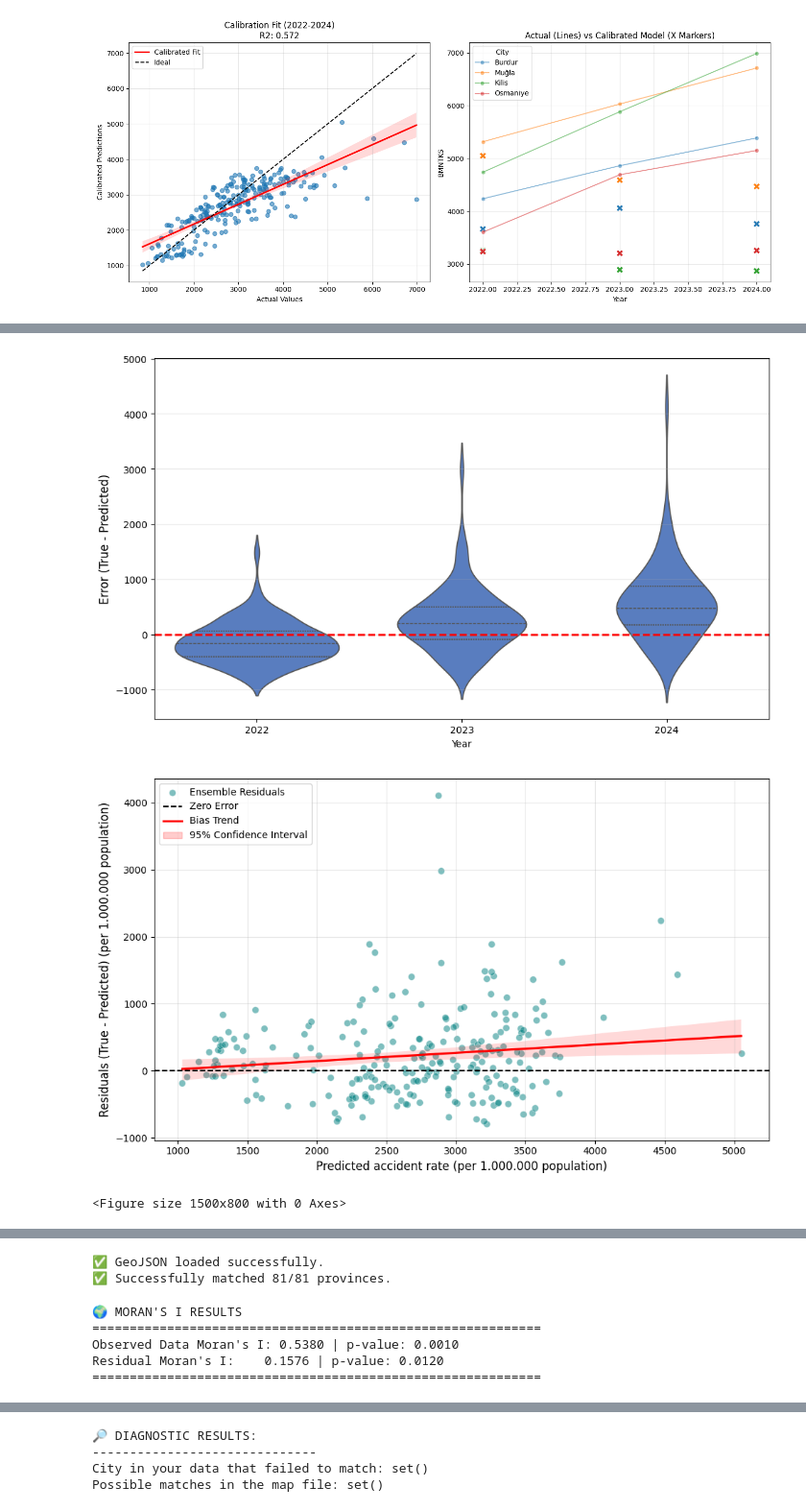
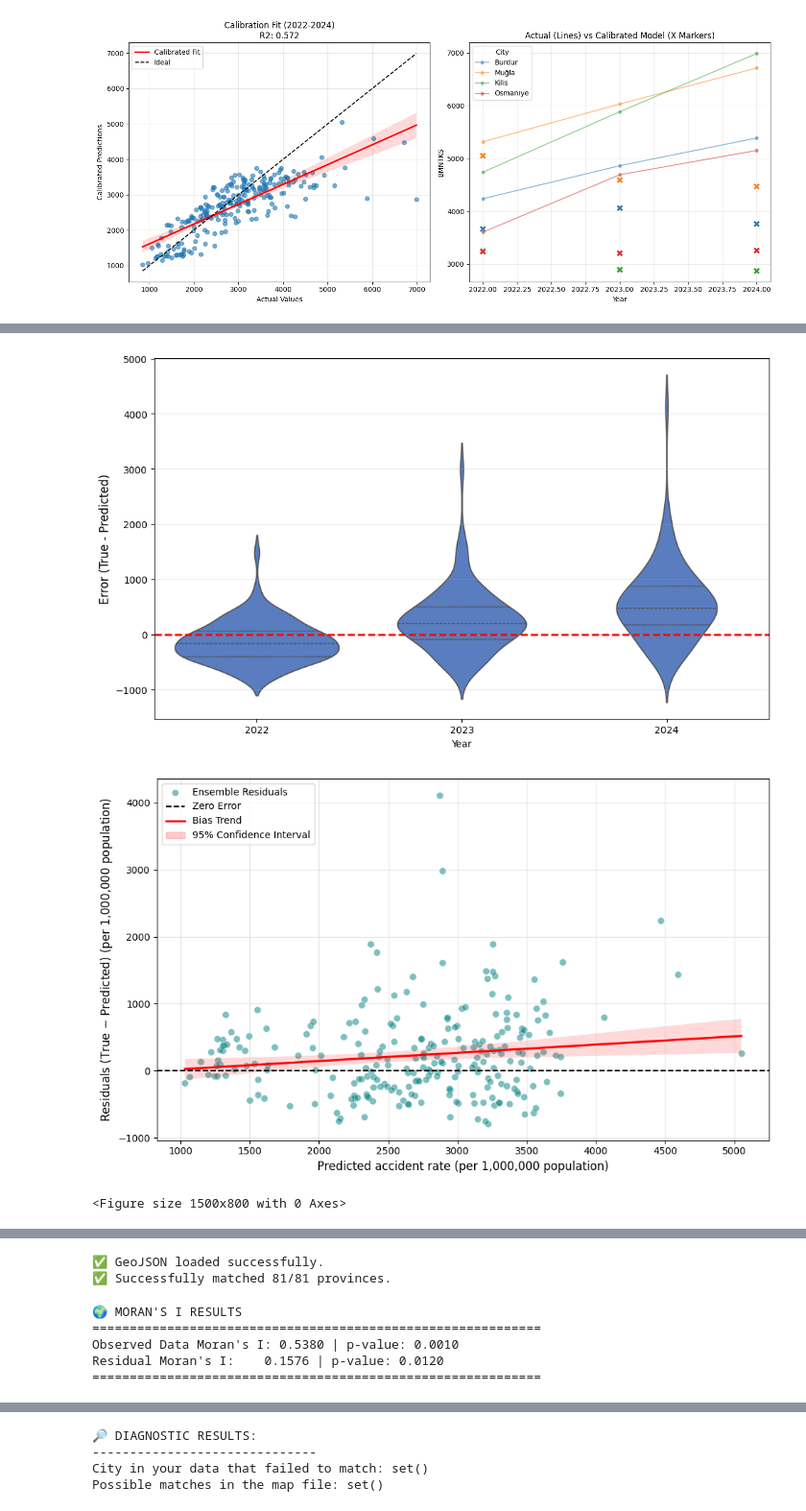
Before and after one commit to ekinhaneriskin/turkiye-traffic-safety-geodemography, a Jupyter notebook: Accident_Model_with_Demographic_Data.ipynb, the cells around one changed output, grey strips where cells are left out. Shown at 96% size. Drawn from its saved outputs; the diff is of its cells as text; code cells hidden in the pictures.

```diff
--- a/Accident_Model_with_Demographic_Data.ipynb
+++ b/Accident_Model_with_Demographic_Data.ipynb
@@ -637,11 +640,12 @@ for name, preds in model_dict.items():
 
 plt.axvline(0, color='black', linestyle='--', alpha=0.5)
 plt.title("", fontsize=14) # A. ECDF of Signed Errors (Comparison)
-plt.xlabel("Error (True - Predicted)", fontsize=12)
+plt.xlabel(r"Error (True $-$ Predicted)", fontsize=12)
 plt.ylabel("Cumulative Probability", fontsize=12)
 plt.legend()
 plt.grid(True, alpha=0.3)
 plt.tight_layout()
+plt.savefig("ecdf.svg", format='svg', bbox_inches='tight', dpi=300)
 plt.show()
 
 # --- FIGURE 2: SENSITIVITY (Using Restored Seed 63) ---
@@ -670,6 +674,7 @@ plt.title(f"", fontsize=14) # B. Feature Sensitivity (Seed {TARGET_SEED})
 plt.xlabel("Impact on Accidents", fontsize=12)
 plt.grid(True, alpha=0.3)
 plt.tight_layout()
+plt.savefig("sensitiv.svg", format='svg', bbox_inches='tight', dpi=300)
 plt.show()
 
 # --- FIGURE 3: VIOLIN (Ensemble Only) ---
@@ -687,6 +692,7 @@ plt.ylabel("Error (True - Predicted)", fontsize=12)
 plt.grid(True, axis='y', alpha=0.3)
 plt.legend([],[], frameon=False)
 plt.tight_layout()
+plt.savefig("violin.svg", format='svg', bbox_inches='tight', dpi=300)
 plt.show()
 
 # --- FIGURE 4: RESIDUALS (Ensemble Only) ---
@@ -703,11 +709,12 @@ handles, labels = plt.gca().get_legend_handles_labels()
 handles.extend([trend_line, ci_patch])
 
 plt.title("", fontsize=14) # D. Residuals vs. Predicted (Final Ensemble)
-plt.xlabel("Predicted accident rate (per 1.000.000 population)", fontsize=12)
-plt.ylabel("Residuals (True - Predicted) (per 1.000.000 population)", fontsize=12)
+plt.xlabel("Predicted accident rate (per 1,000,000 population)", fontsize=12)
+plt.ylabel(r"Residuals (True $-$ Predicted) (per 1,000,000 population)", fontsize=12)
 plt.legend(handles=handles, loc='upper left', frameon=True)
 plt.grid(True, alpha=0.3)
 plt.tight_layout()
+plt.savefig("esidual.svg", format='svg', bbox_inches='tight', dpi=300)
 plt.show()
 
 # ==============================================================================
@@ -800,7 +807,7 @@ try:
             linewidth=0.5,
             edgecolor="#2c3e50",
             legend=True,
-            legend_kwds={'label': "Residual (Actual - Predicted)", 'orientation': "horizontal", 'pad': 0.05},
+            legend_kwds={'label': r"Residual (Actual $-$ Predicted)", 'orientation': "horizontal", 'pad': 0.05},
             ax=ax
         )
 
@@ -823,34 +830,34 @@ data_cities = set(df_spatial_mean['match_key'])
 map_cities = set(gdf_provinces['match_key'])
 
 missing_in_map = data_cities - map_cities
 missing_in_data = map_cities - data_cities
 
 print("🔎 DIAGNOSTIC RESULTS:")
 print("-" * 30)
 print(f"City in your data that failed to match: {missing_in_map}")
 print(f"Possible matches in the map file: {missing_in_data}")
 # %% [output]
 ⚙️ Step 1: Generating Statistical Baselines (for Tables)...
 ✅ Baselines Ready.
 ⚙️ Step 1B: Generating Tree-Based Benchmarks...
 ✅ Random Forest Ready. R2: 0.1328
 ✅ XGBoost Ready. R2: 0.0706
 ⚙️ Step 1C: Generating Temporal Heuristic Baseline...
 ✅ LVDF (2019 Carry-Forward) Ready. R2: 0.4779
 ⚙️ Step 2: Restoring Best Single Model (Seed 63) for Sensitivity...
 ✅ Seed 63 Restored (R2: 0.5539).
 
 🗺️ Spatial diagnostic table prepared.
              City  Actual_Mean    Pred_Mean  Residual_Mean
 ... (48 lines left out)
 XGBoost 597.5 430.4 799.6 -798.4 36.1 921.6 4494.8
 Poisson 689.9 554.6 814.8 -1005.9 185.9 1041.7 5096.7
 
 ====================================================================================================
 [figure]
 [figure]
 [figure]
-[figure, old version]
+[figure, new version]
 <Figure size 1500x800 with 0 Axes>
 [figure]
 ✅ GeoJSON loaded successfully.
```
Also changed, not shown: parts of 1 cell of this notebook.
